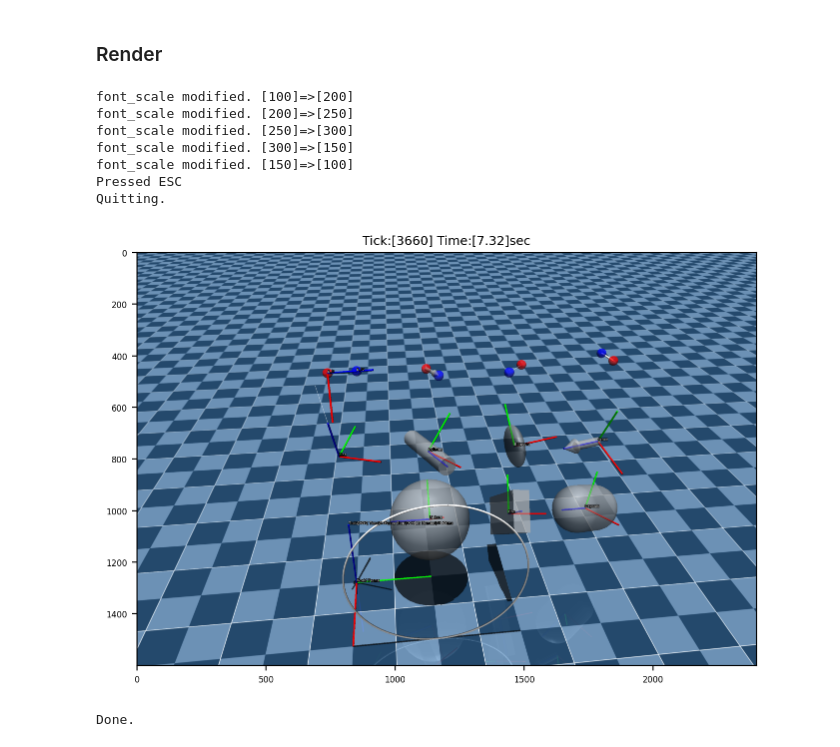
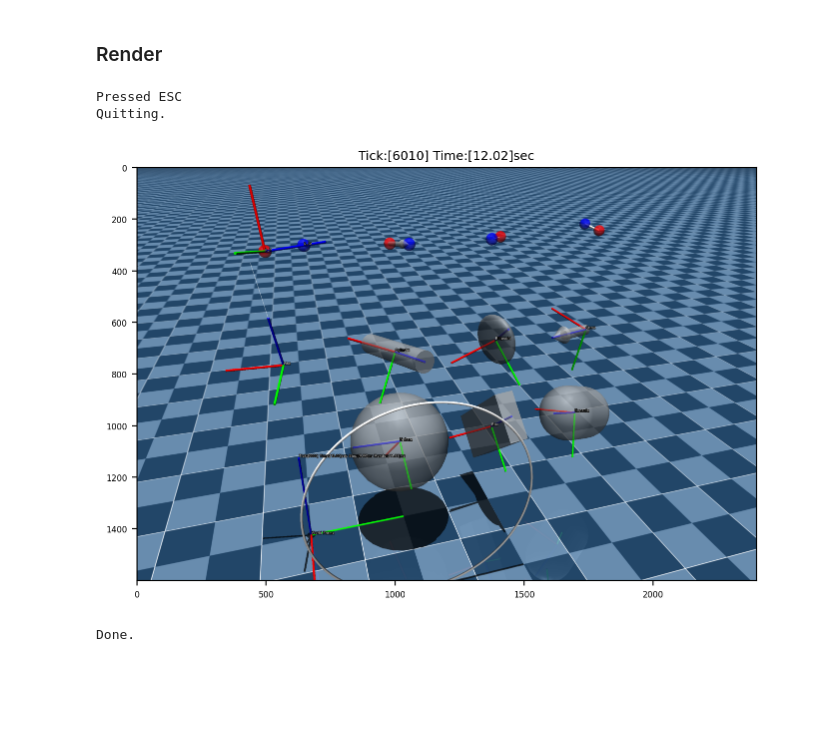
Before and after one commit to sjchoi86/yet-another-mujoco-tutorial-v3, a Jupyter notebook: code/demo_floor_02_plot_usage.ipynb, the cells around one changed output. Drawn from its saved outputs; the diff is of its cells as text; code cells hidden in the pictures; blank space fills up the shorter version.

```diff
--- a/code/demo_floor_02_plot_usage.ipynb
+++ b/code/demo_floor_02_plot_usage.ipynb
@@ -102,7 +102,7 @@ while (env.get_sim_time() < 100.0) and env.is_viewer_alive():
     tt_step.toc(VERBOSE=False,RETURN=False)
 
     # Modify font_scale based on cam_dist
-    envfr
+    # envfr
     # Render
     if (env.tick%10) == 0:
 
@@ -188,37 +188,32 @@ while (env.get_sim_time() < 100.0) and env.is_viewer_alive():
         p_fr = np.array([0,3,3])
         p_to = p_fr+np.array([-0.1,-0.1,0.05])
         env.plot_sphere(p=p_fr,r=0.05,rgba=[1.0,0.0,0.0,0.5],label='')
         env.plot_sphere(p=p_to,r=0.05,rgba=[0.0,0.0,1.0,0.5],label='')
         env.plot_cylinder_fr2to(p_fr=p_fr,p_to=p_to,r=0.01,rgba=[0.9,0.9,0.9,1.0])
 
         # Trajectory (sequence of points)
         for p_idx in range(traj.shape[0]-1):
             p_fr,p_to = traj[p_idx],traj[p_idx+1]
             env.plot_cylinder_fr2to(p_fr=p_fr,p_to=p_to,r=0.01,rgba=[0.9,0.9,0.9,1.0])
 
         # Render happens here
         env.render()
 
         # Check time for rendering
         tt_render.toc(VERBOSE=False,RETURN=False)
 
     # Save the current view
     if env.loop_every(HZ=10): scene_img = env.grab_image()
 
 # Plot the final scene1
 plt.figure(figsize=(8,6)); plt.imshow(scene_img)
 plt.title("Tick:[%d] Time:[%.2f]sec"%(env.tick,env.get_sim_time()),fontsize=9)
 plt.show()
 # Close viewer
 env.close_viewer()
 print ("Done.")
 # %% [output]
-font_scale modified. [100]=>[200]
-font_scale modified. [200]=>[250]
-font_scale modified. [250]=>[300]
-font_scale modified. [300]=>[150]
-font_scale modified. [150]=>[100]
 Pressed ESC
 Quitting.
-[figure, old version]
+[figure, new version]
 Done.
```
Also changed, not shown: 18 other files.
